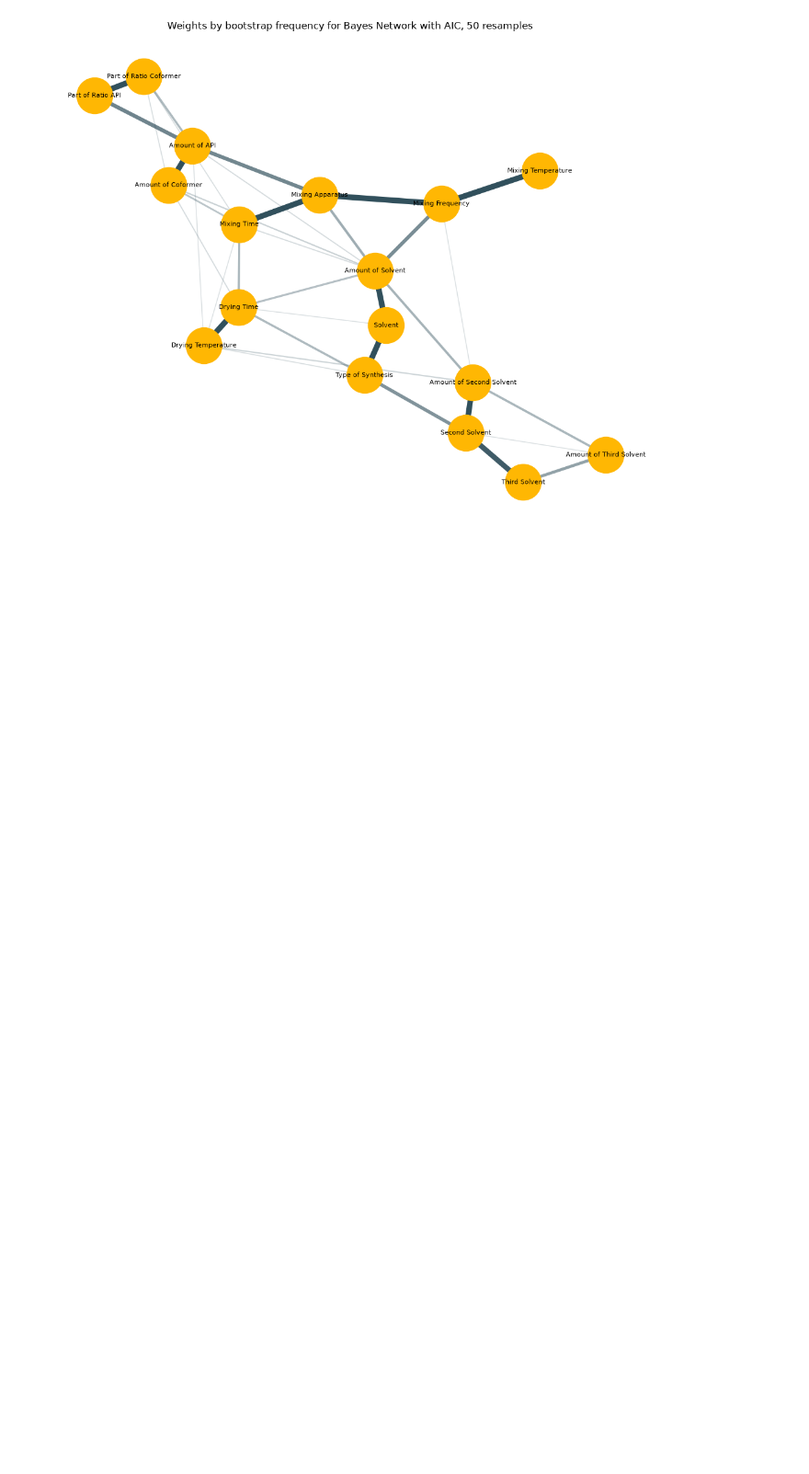
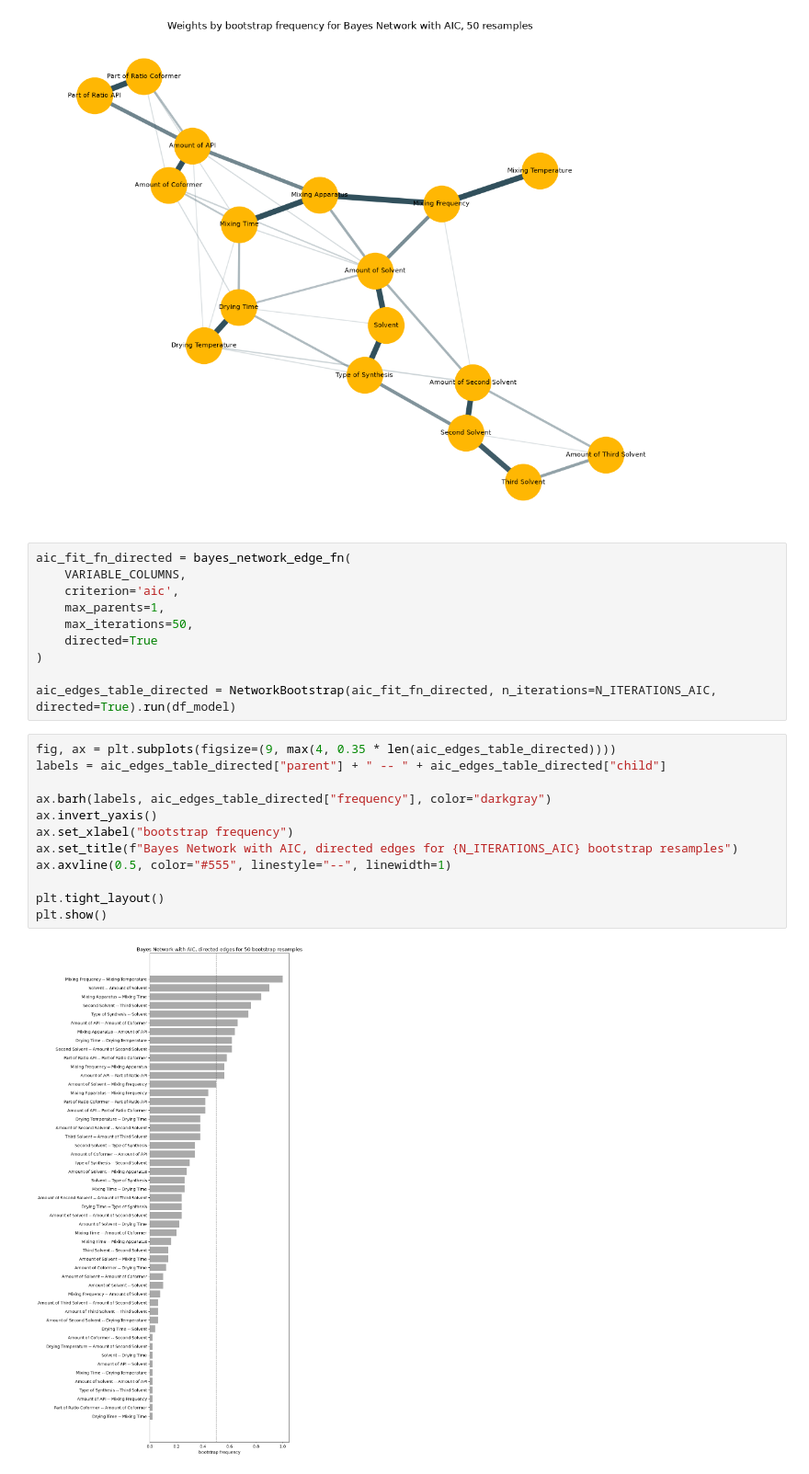
Before and after one commit to Antrall/CoSyn, a Jupyter notebook: notebooks/03_bayes_networks.ipynb, the cells around one changed output. Shown at 92% size. Saved outputs shown, nothing was run; the diff lists cells and outputs as text; blank space fills up the shorter version.

Commit message:
add: directed graph with bootstrap frequency

```diff
--- a/notebooks/03_bayes_networks.ipynb
+++ b/notebooks/03_bayes_networks.ipynb
@@ -146,3 +146,27 @@ plot_bootstrap_graph(
 )
 # %% [output]
 [figure]
+# %%
+aic_fit_fn_directed = bayes_network_edge_fn(
+    VARIABLE_COLUMNS,
+    criterion='aic',
+    max_parents=1,
+    max_iterations=50,
+    directed=True
+)
+
+aic_edges_table_directed = NetworkBootstrap(aic_fit_fn_directed, n_iterations=N_ITERATIONS_AIC, directed=True).run(df_model)
+# %%
+fig, ax = plt.subplots(figsize=(9, max(4, 0.35 * len(aic_edges_table_directed))))
+labels = aic_edges_table_directed["parent"] + " -- " + aic_edges_table_directed["child"]
+
+ax.barh(labels, aic_edges_table_directed["frequency"], color="darkgray")
+ax.invert_yaxis()
+ax.set_xlabel("bootstrap frequency")
+ax.set_title(f"Bayes Network with AIC, directed edges for {N_ITERATIONS_AIC} bootstrap resamples")
+ax.axvline(0.5, color="#555", linestyle="--", linewidth=1)
+
+plt.tight_layout()
+plt.show()
+# %% [output]
+[figure, added]
```
Also changed, not shown: parts of 2 cells of this notebook, 4 other files.
